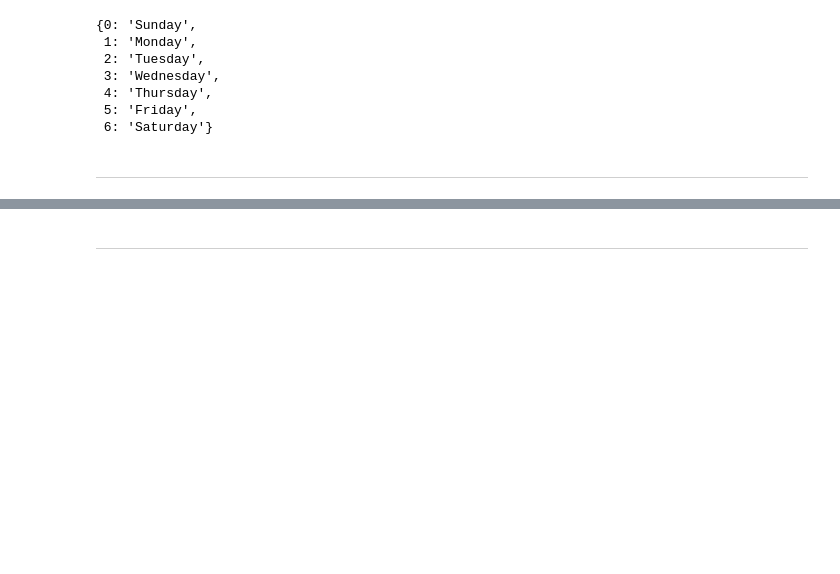
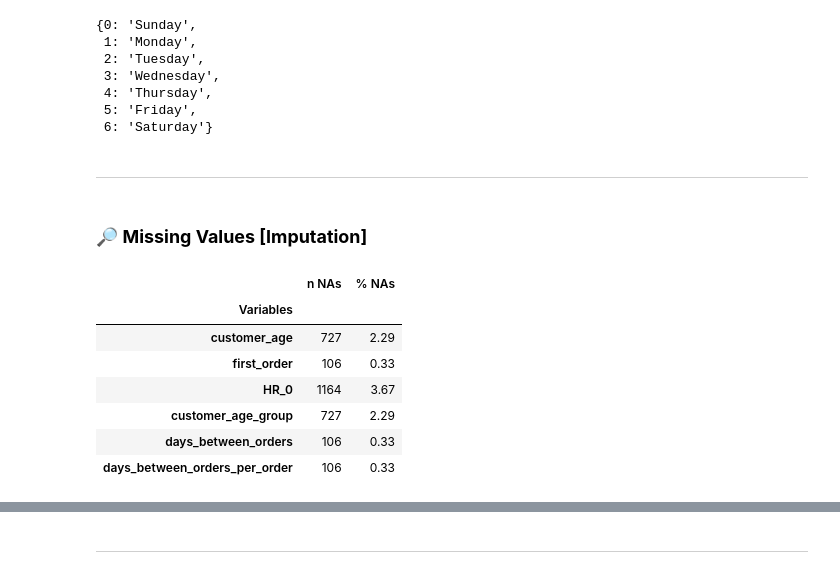
Before and after one commit to Silvestre17/DM_FoodDeliveryClustering_MasterProject, a Jupyter notebook: DM2425_Part2_37_01.ipynb, the cells around one changed output, grey strips where cells are left out. Saved outputs shown, nothing was run; the diff lists cells and outputs as text; code cells hidden in the pictures; blank space fills up the shorter version.

```diff
--- a/DM2425_Part2_37_01.ipynb
+++ b/DM2425_Part2_37_01.ipynb
@@ -192,3 +193,22 @@ weekdays_dict
  6: 'Saturday'}
 # %% [markdown]
 ---
+# %% [markdown]
+### 🔎 **Missing Values [Imputation]** <a class='anchor' id='DP_NaNs'></a>
+# %%
+# Check for missing values in the dataset (n = number of missing values & % = percentage of missing values)
+NAs_df = pd.DataFrame({'n NAs': ABCDEats.isnull().sum(),
+                       '% NAs': round(ABCDEats.isnull().mean() * 100,2)})
+NAs_df.index.name = 'Variables'
+
+# Display the variables with missing values
+NAs_df[NAs_df['n NAs'] > 0]
+# %% [output]
+|  | n NAs | % NAs |
+| Variables |  |  |
+| customer_age | 727 | 2.29 |
+| first_order | 106 | 0.33 |
+| HR_0 | 1164 | 3.67 |
+| customer_age_group | 727 | 2.29 |
+| days_between_orders | 106 | 0.33 |
+| days_between_orders_per_order | 106 | 0.33 |
```
Also changed, not shown: parts of 15 cells of this notebook.
